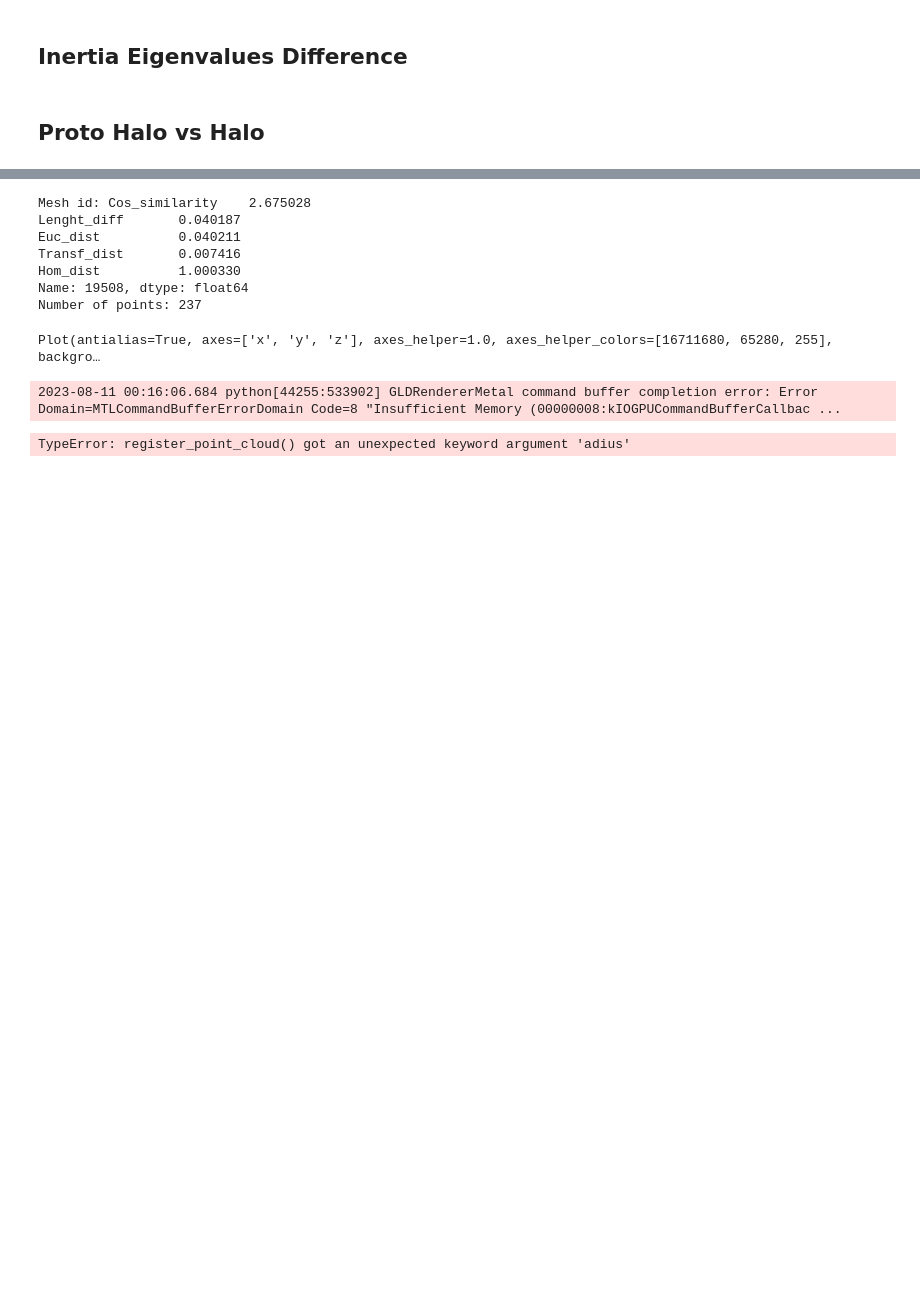
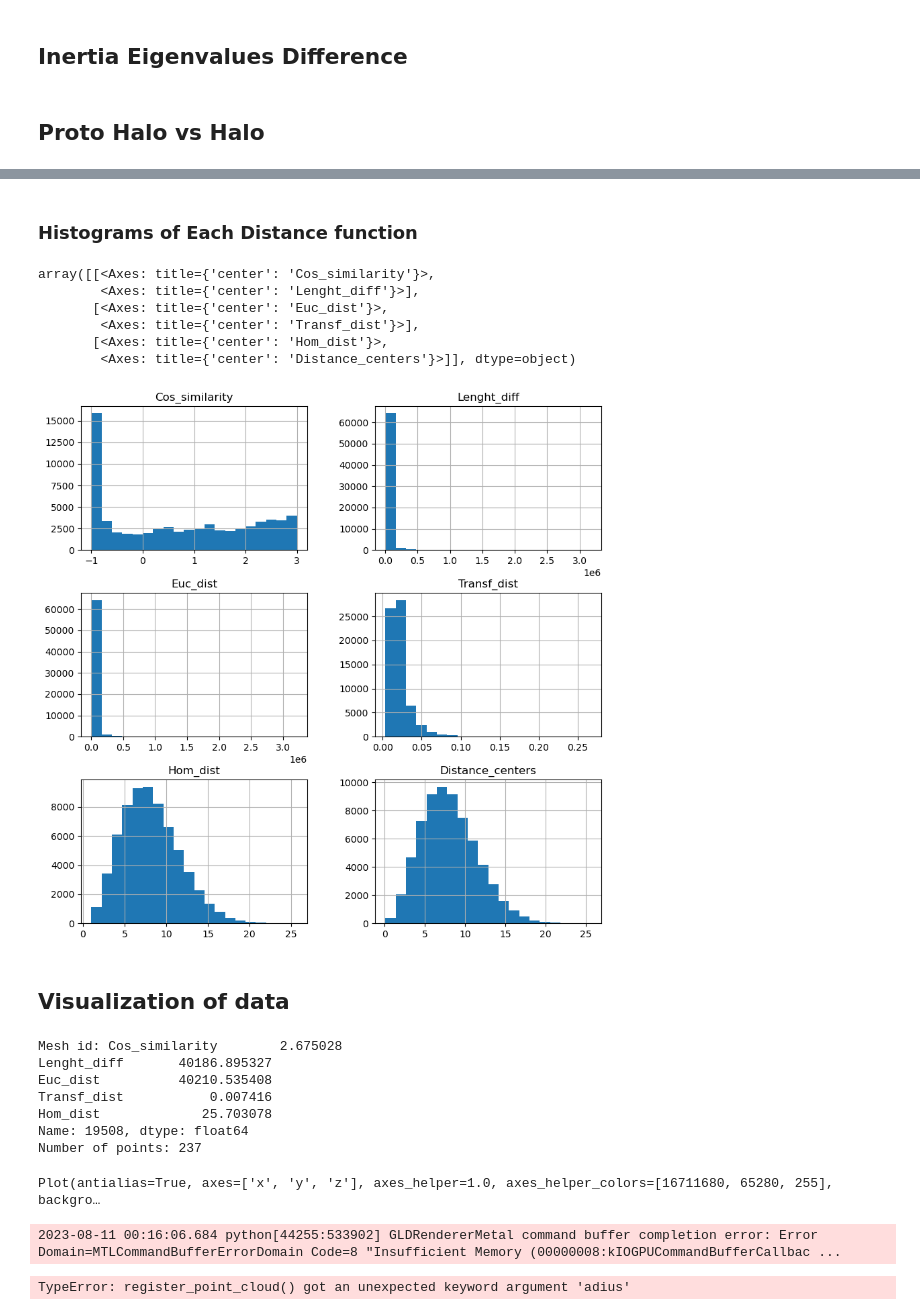
Before and after one commit to SGI-2023/astronomical-shape-analysis, a Jupyter notebook: testing_notebook.ipynb, the cells around one changed output, grey strips where cells are left out. Drawn from its saved outputs; the diff is of its cells as text; code cells hidden in the pictures; blank space fills up the shorter version.

```diff
--- a/testing_notebook.ipynb
+++ b/testing_notebook.ipynb
@@ -436,25 +443,3 @@ def visualize_axes(points, scale=4, colors = [[0.9, 0.0, 0], [0.5, 0.4, 0.0],[0.
     axis_3 = vd.Line(center, center + val_2*eig_vec[2], c=colors[2])
 
     return axis_1, axis_2, axis_3
-# %%
-# Get points proto halo and halo
-points_ph =  proto_halo[1]
-points_h  =  halo[1]
-
-center_1 = barycenter(points_ph)
-center_2 = barycenter(points_h)
-
-print(np.linalg.norm(center_2 - center_1))
-
-# Compute the inertia tensor
-I_proto = inertia_tensor(points_ph)
-I_halo  = inertia_tensor(points_h)
-# Get eigen systems
-eig1 = np.linalg.eig(I_proto)
-eig2  = np.linalg.eig(I_halo)
-
-print(f"cosine similarity: \t {cos_similarity(eig1, eig2): 0.8f}")
-print(f"Lenght difference: \t {lenght_diff(eig1, eig2): 0.8f}")
-print(f"Euclidean distance: \t {euc_dis(eig1, eig2): 0.8f}")
-print(f"Trans distance: \t {transformation_dis(eig1, eig2): 0.8f}")
-print(f"Hom Trans distance: \t {homogeneous_dis(eig1, eig2, center_1, center_2): 0.8f}")
@@ -525,23 +549,45 @@ print(df)
+# %% [markdown]
+### Histograms of Each Distance function
+# %%
+df.hist(bins=20, figsize= [10, 10])
+# %% [output]
+array([[<Axes: title={'center': 'Cos_similarity'}>,
+        <Axes: title={'center': 'Lenght_diff'}>],
+       [<Axes: title={'center': 'Euc_dist'}>,
+        <Axes: title={'center': 'Transf_dist'}>],
+       [<Axes: title={'center': 'Hom_dist'}>,
+        <Axes: title={'center': 'Distance_centers'}>]], dtype=object)
+[figure, added]
+# %% [markdown]
+## Visualization of data
 # %%
 max_row = df.loc[df['Hom_dist'].idxmax()]
+# Define id of visualized proto halo and halo
 id = max_row.name
 
+# Get points into a point cloud for visualization
 proto_vis = vd.Points(proto_halo[id], r=8, c = [0.9, 0.2, 0.1])
 halo_vis  = vd.Points(halo[id], r=10, c = [0,0,0])
-cell = vd.Mesh((meshes[id][0], meshes[id][1]), alpha=0.4)
+#cell = vd.Mesh((meshes[id][0], meshes[id][1]), alpha=0.4)
 
+# Visualization of axes
 p_ax_1, p_ax_2, p_ax_3 = visualize_axes(proto_halo[id], scale=1)
 h_ax_1, h_ax_2, h_ax_3 = visualize_axes(halo[id], scale =0.02)
+# Print information
 print(f"Mesh id: {max_row}")
 print(f"Number of points: {len(proto_halo[id])}")
-vd.show(proto_vis, cell, halo_vis, p_ax_1, p_ax_2, p_ax_3 , h_ax_1, h_ax_2, h_ax_3)
-#vd.show(proto_vis, halo_vis)
+
+# Visualizaiton of halos with axes
+#vd.show(proto_vis, halo_vis, p_ax_1, p_ax_2, p_ax_3 , h_ax_1, h_ax_2, h_ax_3)
+
+# Visualizaiton of halos
+vd.show(proto_vis, halo_vis)
 # %% [output]
-Mesh id: Cos_similarity    2.675028
-Lenght_diff       0.040187
-Euc_dist          0.040211
-Transf_dist       0.007416
-Hom_dist          1.000330
+Mesh id: Cos_similarity        2.675028
+Lenght_diff       40186.895327
+Euc_dist          40210.535408
+Transf_dist           0.007416
+Hom_dist             25.703078
 Name: 19508, dtype: float64
 Number of points: 237
 Plot(antialias=True, axes=['x', 'y', 'z'], axes_helper=1.0, axes_helper_colors=[16711680, 65280, 255], backgro…
```
Also changed, not shown: parts of 13 cells of this notebook, 1 other file.
